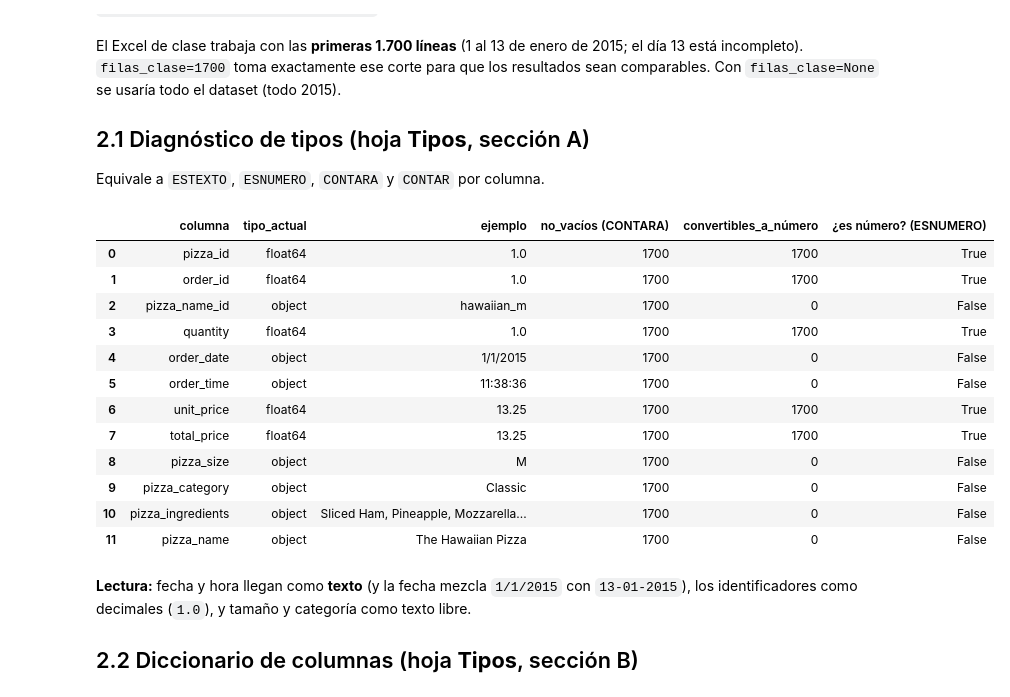
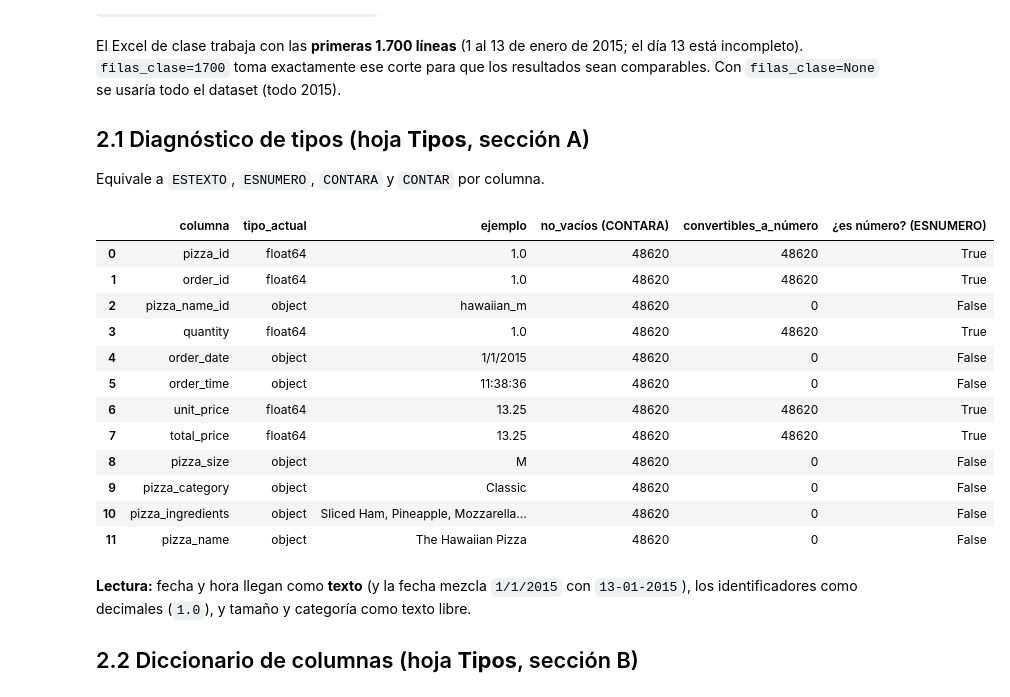
Before and after one commit to andresfkyjasj/PI3_2026Q4, a Jupyter notebook: src/sincronicas/Semana_4SINC.ipynb, the cells around one changed output. Drawn from its saved outputs; the diff is of its cells as text; code cells hidden in the pictures.

```diff
--- a/src/sincronicas/Semana_4SINC.ipynb
+++ b/src/sincronicas/Semana_4SINC.ipynb
@@ -117,24 +121,24 @@ El Excel de clase trabaja con las **primeras 1.700 líneas** (1 al 13 de enero d
 
 Equivale a `ESTEXTO`, `ESNUMERO`, `CONTARA` y `CONTAR` por columna.
 # %%
-pre = PreprocesadorPizzas(filas_clase=1700)
+pre = PreprocesadorPizzas(filas_clase=48620)
 
 df_base = pre.recortar(df)
 pre.diagnosticar(df_base)
 # %% [output]
 |  | columna | tipo_actual | ejemplo | no_vacíos (CONTARA) | convertibles_a_número | ¿es número? (ESNUMERO) |
-| 0 | pizza_id | float64 | 1.0 | 1700 | 1700 | True |
-| 1 | order_id | float64 | 1.0 | 1700 | 1700 | True |
-| 2 | pizza_name_id | object | hawaiian_m | 1700 | 0 | False |
-| 3 | quantity | float64 | 1.0 | 1700 | 1700 | True |
-| 4 | order_date | object | 1/1/2015 | 1700 | 0 | False |
-| 5 | order_time | object | 11:38:36 | 1700 | 0 | False |
-| 6 | unit_price | float64 | 13.25 | 1700 | 1700 | True |
-| 7 | total_price | float64 | 13.25 | 1700 | 1700 | True |
-| 8 | pizza_size | object | M | 1700 | 0 | False |
-| 9 | pizza_category | object | Classic | 1700 | 0 | False |
-| 10 | pizza_ingredients | object | Sliced Ham, Pineapple, Mozzarella... | 1700 | 0 | False |
-| 11 | pizza_name | object | The Hawaiian Pizza | 1700 | 0 | False |
+| 0 | pizza_id | float64 | 1.0 | 48620 | 48620 | True |
+| 1 | order_id | float64 | 1.0 | 48620 | 48620 | True |
+| 2 | pizza_name_id | object | hawaiian_m | 48620 | 0 | False |
+| 3 | quantity | float64 | 1.0 | 48620 | 48620 | True |
+| 4 | order_date | object | 1/1/2015 | 48620 | 0 | False |
+| 5 | order_time | object | 11:38:36 | 48620 | 0 | False |
+| 6 | unit_price | float64 | 13.25 | 48620 | 48620 | True |
+| 7 | total_price | float64 | 13.25 | 48620 | 48620 | True |
+| 8 | pizza_size | object | M | 48620 | 0 | False |
+| 9 | pizza_category | object | Classic | 48620 | 0 | False |
+| 10 | pizza_ingredients | object | Sliced Ham, Pineapple, Mozzarella... | 48620 | 0 | False |
+| 11 | pizza_name | object | The Hawaiian Pizza | 48620 | 0 | False |
 # %% [markdown]
 **Lectura:** fecha y hora llegan como **texto** (y la fecha mezcla `1/1/2015` con `13-01-2015`), los identificadores como decimales (`1.0`), y tamaño y categoría como texto libre.
 
```
Also changed, not shown: parts of 30 cells of this notebook, 1 other file.
